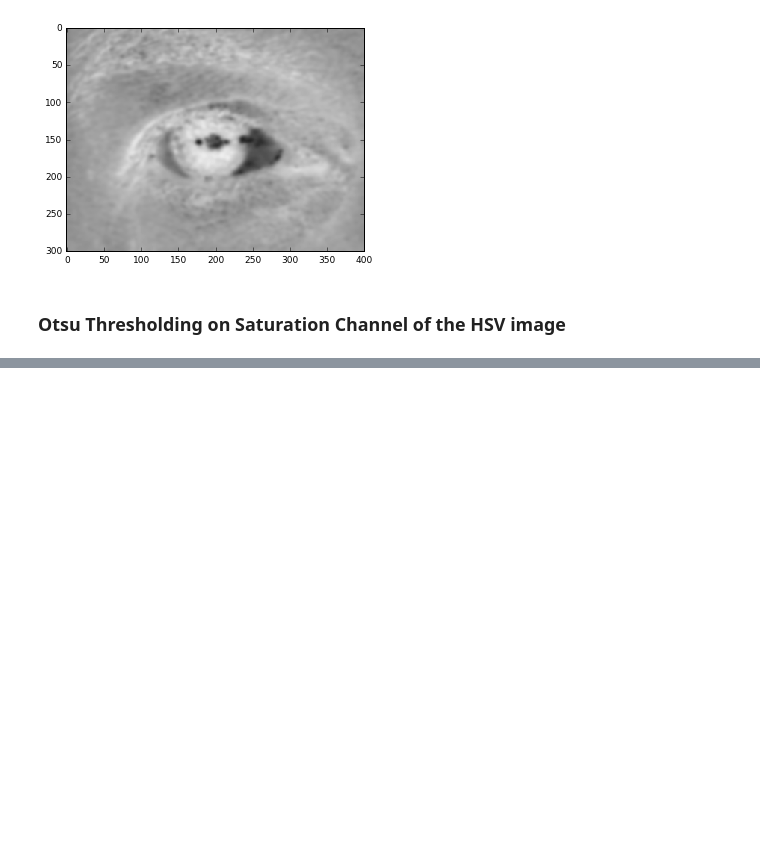
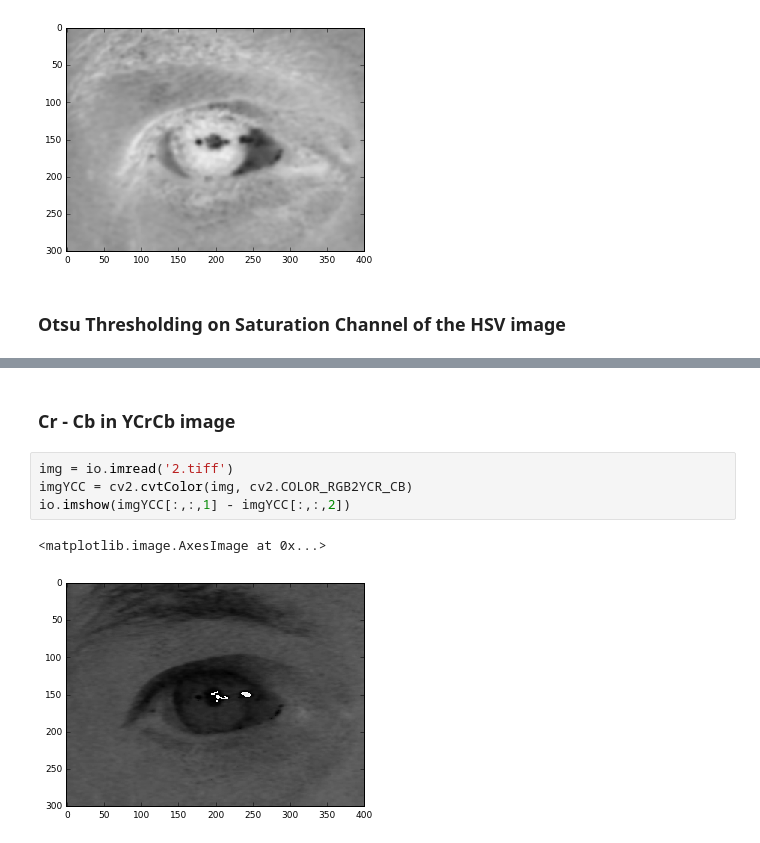
Before and after one commit to Ankush96/Biom_py, a Jupyter notebook: Segmentation.ipynb, the cells around one changed output, grey strips where cells are left out. Saved outputs shown, nothing was run; the diff lists cells and outputs as text; blank space fills up the shorter version.

```diff
--- a/Segmentation.ipynb
+++ b/Segmentation.ipynb
@@ -57,0 +56,9 @@ io.imshow(binary)
+# %% [markdown]
+### Cr - Cb in YCrCb image
+# %%
+img = io.imread('2.tiff')
+imgYCC = cv2.cvtColor(img, cv2.COLOR_RGB2YCR_CB)
+io.imshow(imgYCC[:,:,1] - imgYCC[:,:,2])
+# %% [output]
+<matplotlib.image.AxesImage at 0x...>
+[figure, added]
```
Also changed, not shown: parts of 8 cells of this notebook.
